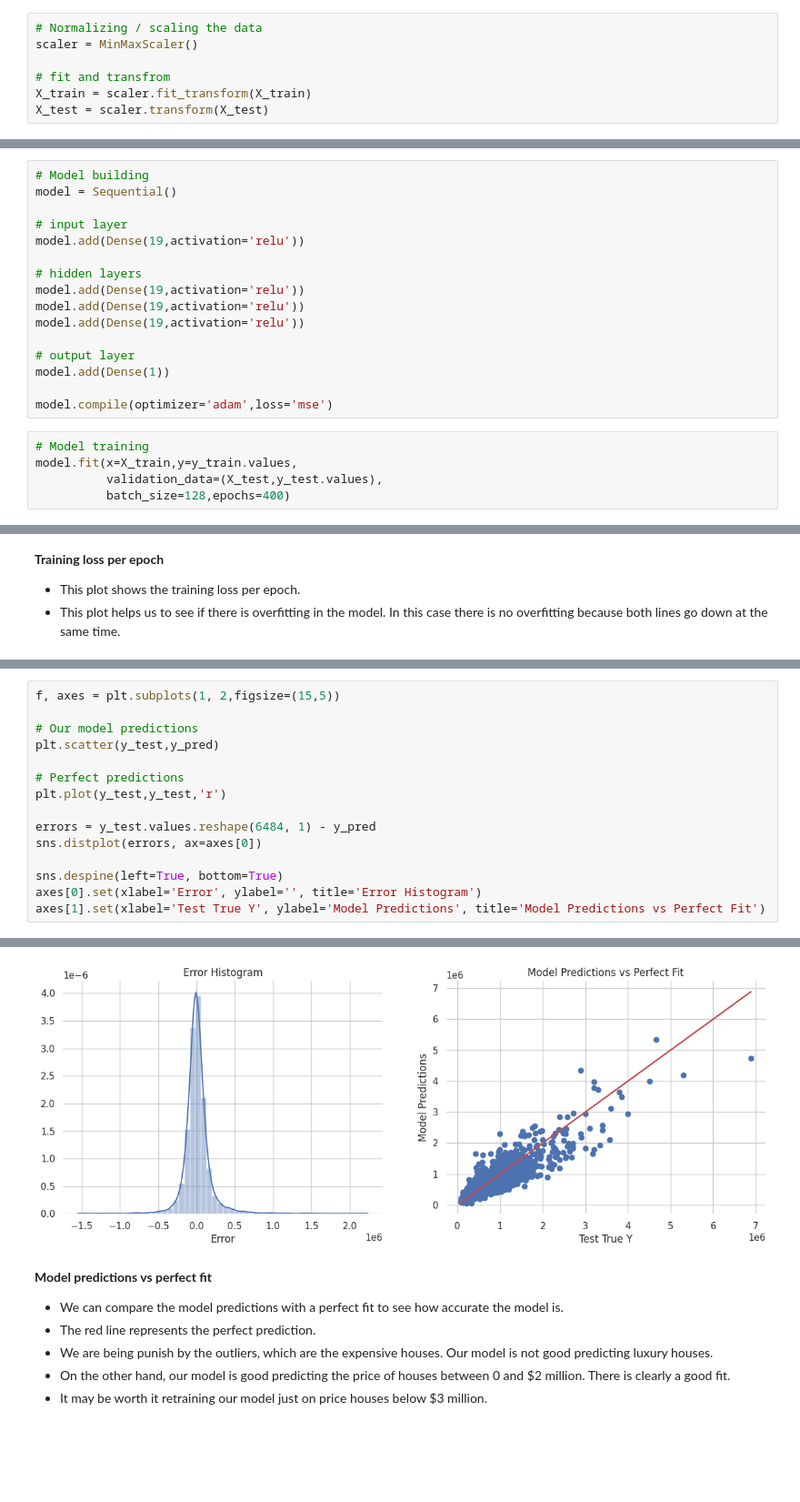
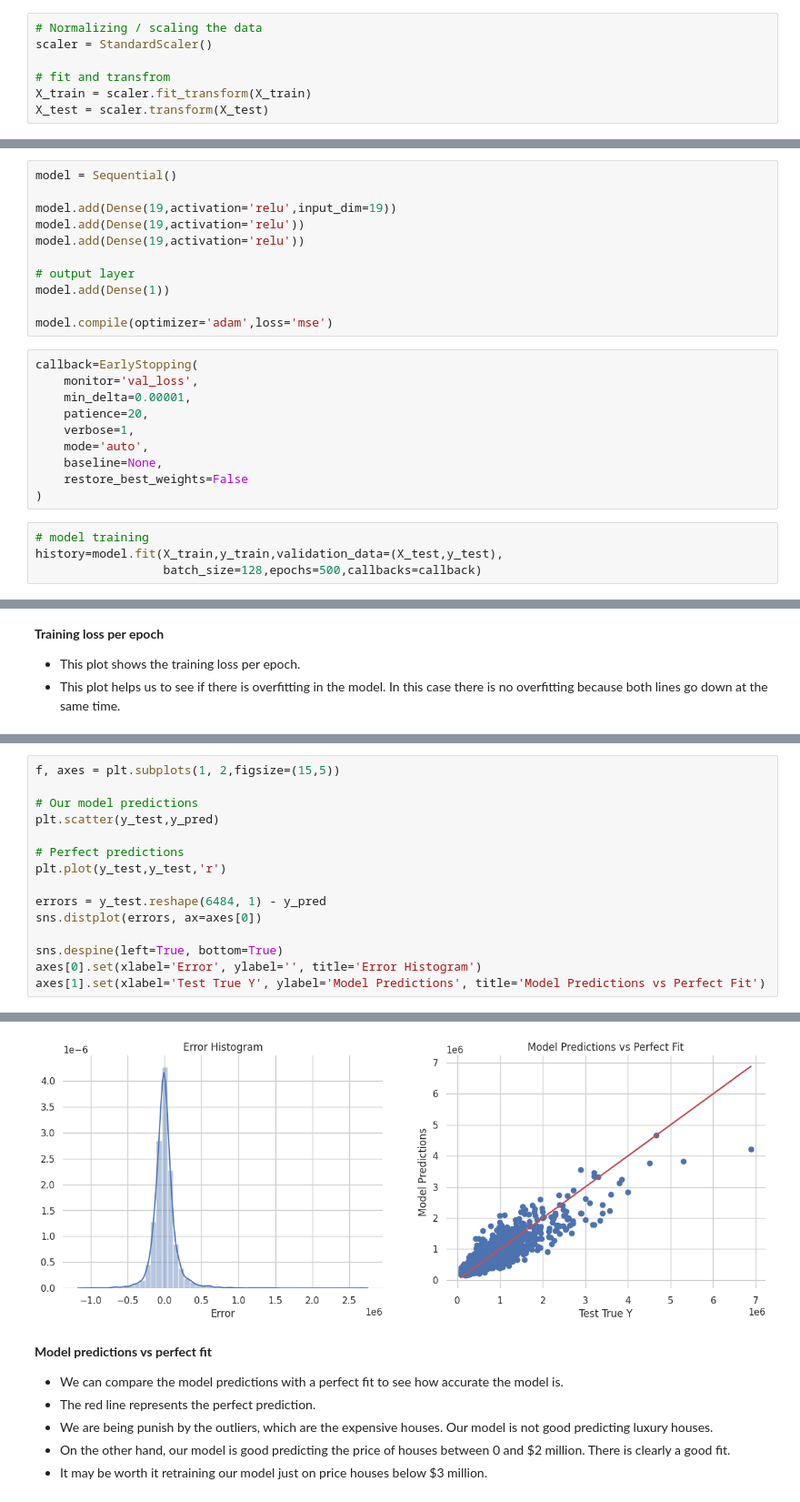
Before and after one commit to seemapr22/House_Price_Prediction_using_ANN, a Jupyter notebook: House_Price_Prediction_using_ANN.ipynb, the cells around one changed output, grey strips where cells are left out. Shown at 91% size. Drawn from its saved outputs; the diff is of its cells as text; blank space fills up the shorter version.

```diff
--- a/House_Price_Prediction_using_ANN.ipynb
+++ b/House_Price_Prediction_using_ANN.ipynb
@@ -294,6 +295,6 @@ print(y_test.shape)
 # %%
 # Normalizing / scaling the data
-scaler = MinMaxScaler()
+scaler = StandardScaler()
 
 # fit and transfrom
 X_train = scaler.fit_transform(X_train)
@@ -301,12 +306,7 @@ X_test = scaler.transform(X_test)
 # %%
-# Model building
 model = Sequential()
 
-# input layer
-model.add(Dense(19,activation='relu'))
-
-# hidden layers
-model.add(Dense(19,activation='relu'))
+model.add(Dense(19,activation='relu',input_dim=19))
 model.add(Dense(19,activation='relu'))
 model.add(Dense(19,activation='relu'))
 
@@ -314,9 +314,18 @@ model.add(Dense(19,activation='relu'))
 model.add(Dense(1))
 
 model.compile(optimizer='adam',loss='mse')
+# %%
+callback=EarlyStopping(
+    monitor='val_loss',
+    min_delta=0.00001,
+    patience=20,
+    verbose=1,
+    mode='auto',
+    baseline=None,
+    restore_best_weights=False
+)
 # %%
-# Model training
-model.fit(x=X_train,y=y_train.values,
-          validation_data=(X_test,y_test.values),
-          batch_size=128,epochs=400)
+# model training
+history=model.fit(X_train,y_train,validation_data=(X_test,y_test),
+                  batch_size=128,epochs=500,callbacks=callback)
 # %% [output]
@@ -394,7 +400,7 @@ plt.scatter(y_test,y_pred)
 # Perfect predictions
 plt.plot(y_test,y_test,'r')
 
-errors = y_test.values.reshape(6484, 1) - y_pred
+errors = y_test.reshape(6484, 1) - y_pred
 sns.distplot(errors, ax=axes[0])
 
 sns.despine(left=True, bottom=True)
@@ -416,4 +413,4 @@ https://gist.github.com/mwaskom/de44147ed2974457ad6372750bbe5751
-[figure, old version]
+[figure, new version]
 # %% [markdown]
 **Model predictions vs perfect fit**
 * We can compare the model predictions with a perfect fit to see how accurate the model is.
```
Also changed, not shown: parts of 19 cells of this notebook.
